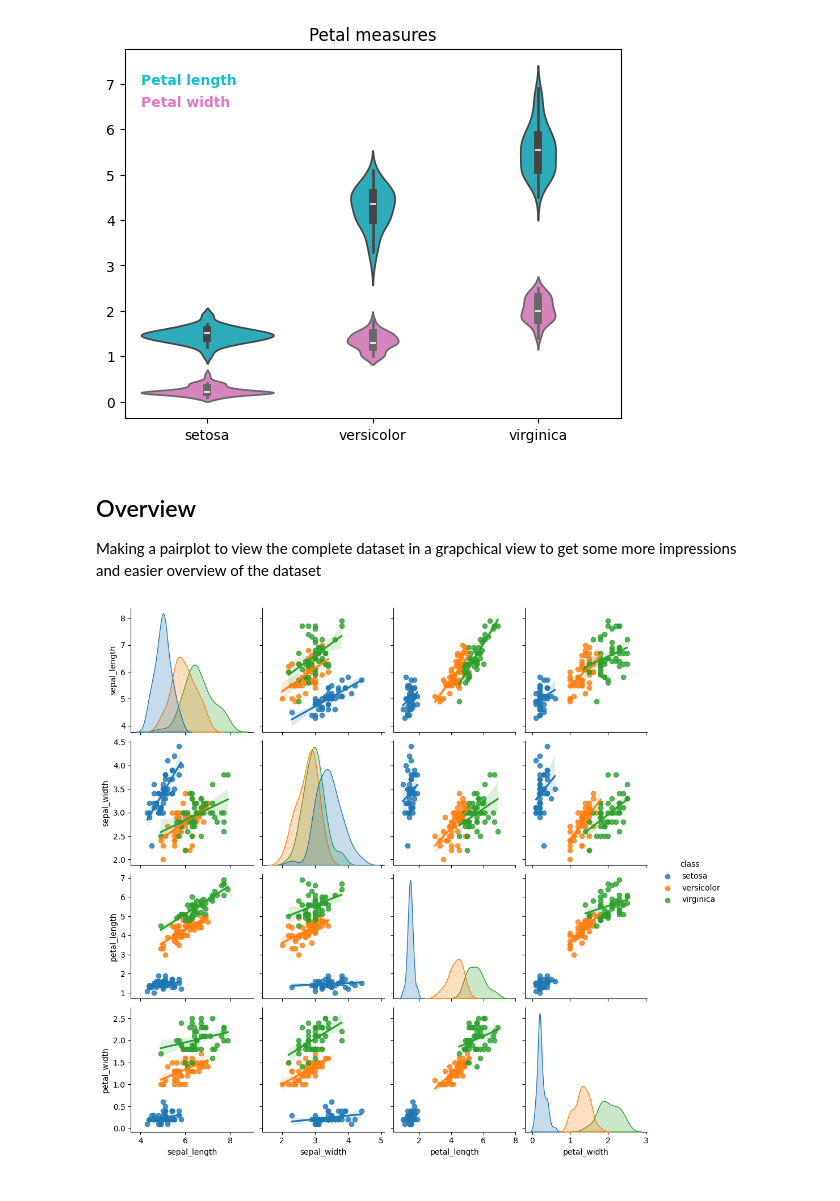
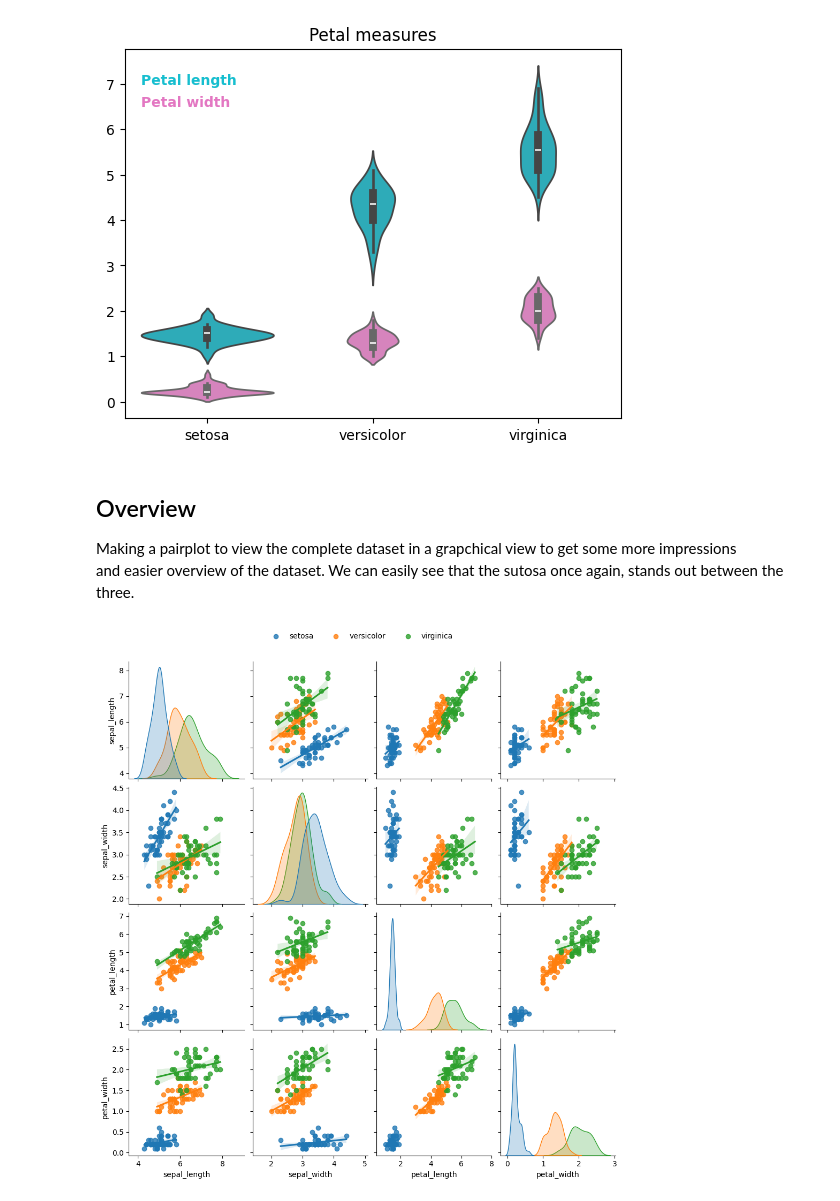
Before and after one commit to Crudeerz/Statistik-Rasmus-Berghall, a Jupyter notebook: Assignment/Code/analysis.ipynb, the cells around one changed output. Cells and saved outputs as stored; diff of their text form; code cells hidden in the pictures.

```diff
--- a/Assignment/Code/analysis.ipynb
+++ b/Assignment/Code/analysis.ipynb
@@ -218,8 +204,9 @@ p_box
 # %% [markdown]
 ## Overview
 Making a pairplot to view the complete dataset in a grapchical view to get some more impressions
-and easier overview of the dataset
+and easier overview of the dataset. We can easily see that the sutosa once again, stands out between the three.
 # %%
 pr_ax = sns.pairplot(iris, hue="class", kind="reg")
+sns.move_legend(pr_ax, "upper center", title = "", bbox_to_anchor = (0.45, 1.05), ncol = 3)
 # %% [output]
-[figure, old version]
+[figure, new version]
```
Also changed, not shown: parts of 7 cells of this notebook.
